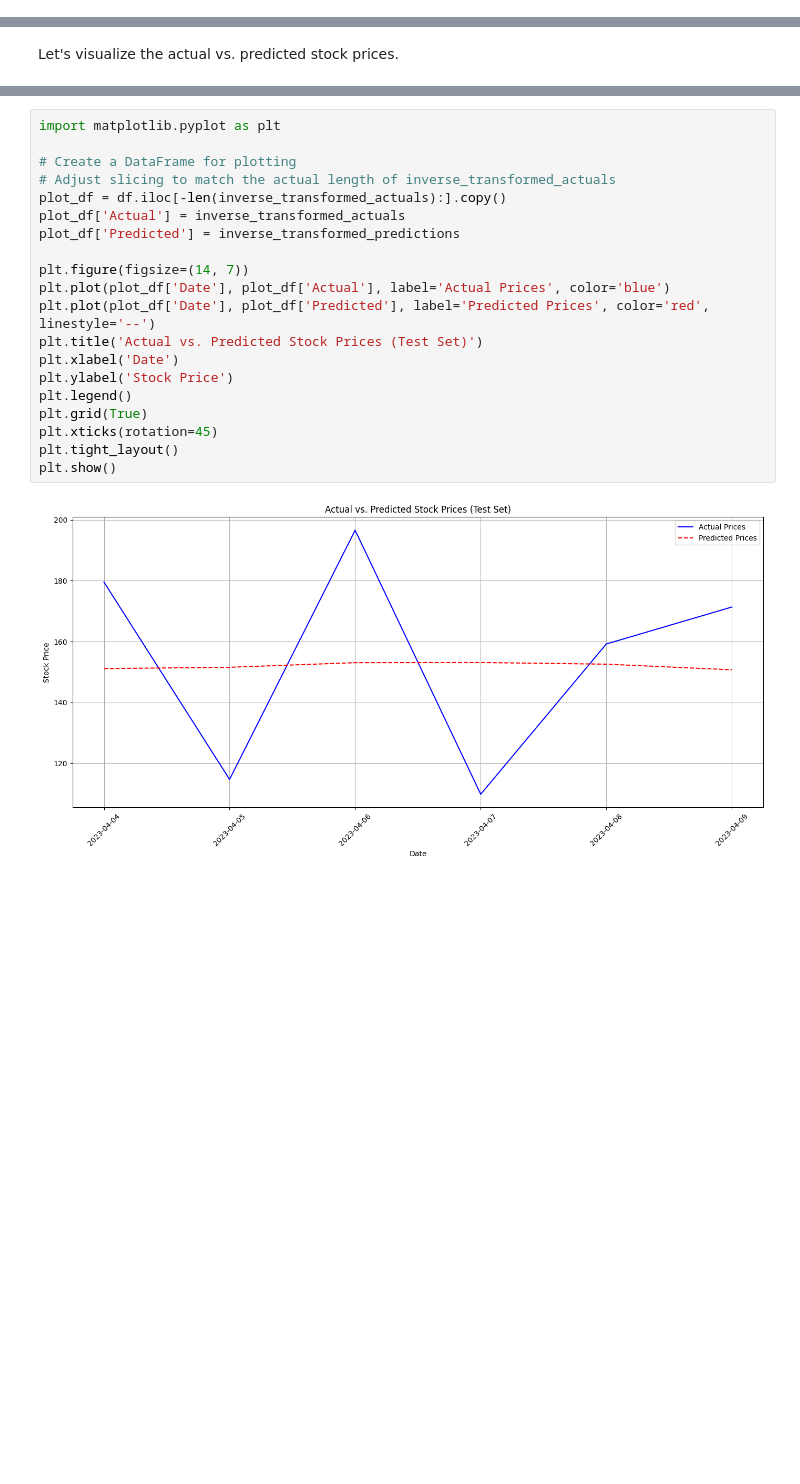
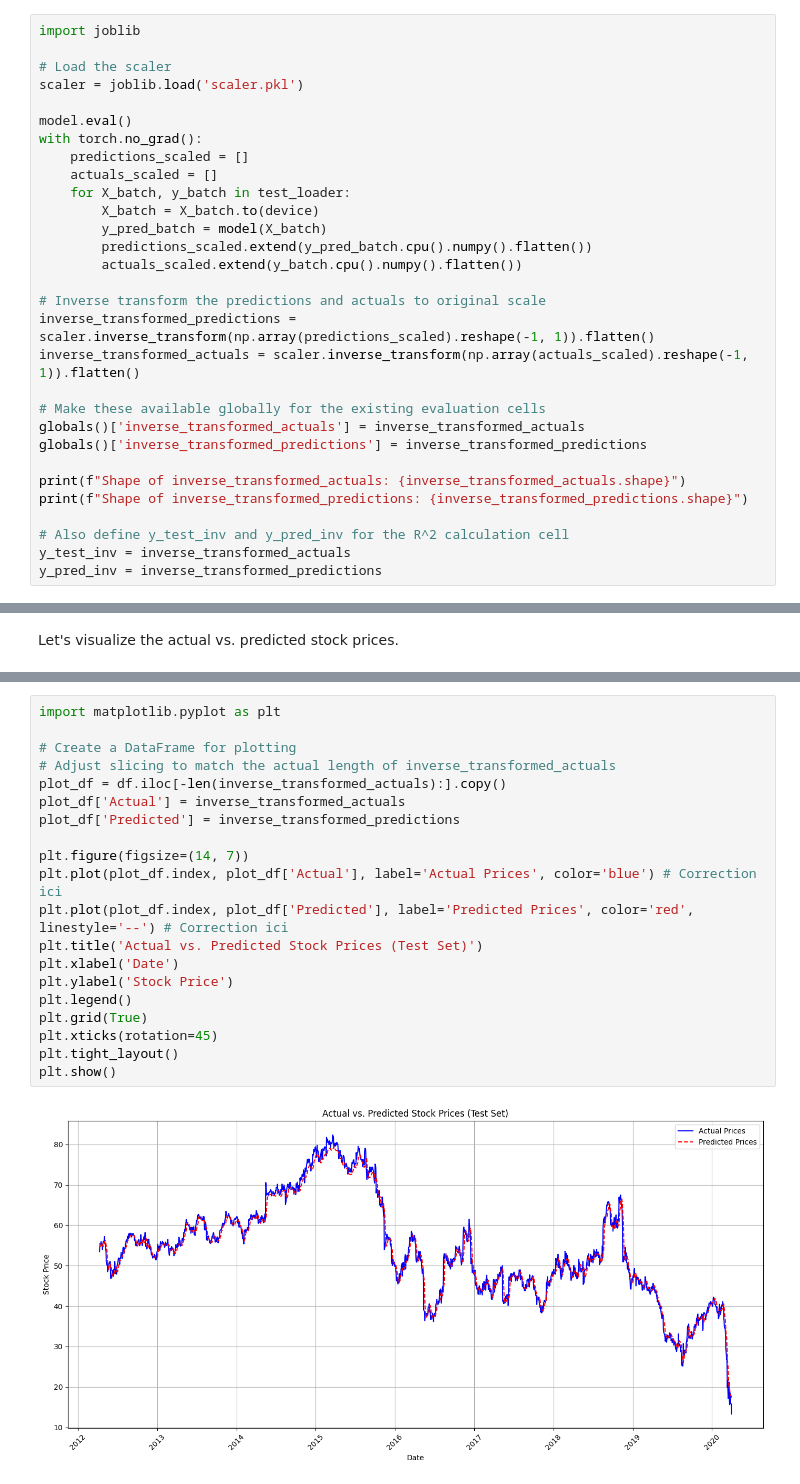
Before and after one commit to olympiomeless/DI_BootCamp_TTA, a Jupyter notebook: Week5/Day4/DailyChallenge/Daily.ipynb, the cells around one changed output, grey strips where cells are left out. Cells and saved outputs as stored; diff of their text form; blank space fills up the shorter version.

```diff
--- a/Week5/Day4/DailyChallenge/Daily.ipynb
+++ b/Week5/Day4/DailyChallenge/Daily.ipynb
@@ -29,0 +337,30 @@ Found dataset archive: c:\Users\meles\Downloads\archive (1).zip
+# %%
+import joblib
+
+# Load the scaler
+scaler = joblib.load('scaler.pkl')
+
+model.eval()
+with torch.no_grad():
+    predictions_scaled = []
+    actuals_scaled = []
+    for X_batch, y_batch in test_loader:
+        X_batch = X_batch.to(device)
+        y_pred_batch = model(X_batch)
+        predictions_scaled.extend(y_pred_batch.cpu().numpy().flatten())
+        actuals_scaled.extend(y_batch.cpu().numpy().flatten())
+
+# Inverse transform the predictions and actuals to original scale
+inverse_transformed_predictions = scaler.inverse_transform(np.array(predictions_scaled).reshape(-1, 1)).flatten()
+inverse_transformed_actuals = scaler.inverse_transform(np.array(actuals_scaled).reshape(-1, 1)).flatten()
+
+# Make these available globally for the existing evaluation cells
+globals()['inverse_transformed_actuals'] = inverse_transformed_actuals
+globals()['inverse_transformed_predictions'] = inverse_transformed_predictions
+
+print(f"Shape of inverse_transformed_actuals: {inverse_transformed_actuals.shape}")
+print(f"Shape of inverse_transformed_predictions: {inverse_transformed_predictions.shape}")
+
+# Also define y_test_inv and y_pred_inv for the R^2 calculation cell
+y_test_inv = inverse_transformed_actuals
+y_pred_inv = inverse_transformed_predictions
@@ -98,25 +451,25 @@ No train_data/df/train_df and no inverse_transformed_actuals found; skipping plo
 # %%
 import matplotlib.pyplot as plt
 
 # Create a DataFrame for plotting
 # Adjust slicing to match the actual length of inverse_transformed_actuals
 plot_df = df.iloc[-len(inverse_transformed_actuals):].copy()
 plot_df['Actual'] = inverse_transformed_actuals
 plot_df['Predicted'] = inverse_transformed_predictions
 
 plt.figure(figsize=(14, 7))
-plt.plot(plot_df['Date'], plot_df['Actual'], label='Actual Prices', color='blue')
-plt.plot(plot_df['Date'], plot_df['Predicted'], label='Predicted Prices', color='red', linestyle='--')
+plt.plot(plot_df.index, plot_df['Actual'], label='Actual Prices', color='blue') # Correction ici
+plt.plot(plot_df.index, plot_df['Predicted'], label='Predicted Prices', color='red', linestyle='--') # Correction ici
 plt.title('Actual vs. Predicted Stock Prices (Test Set)')
 plt.xlabel('Date')
 plt.ylabel('Stock Price')
 plt.legend()
 plt.grid(True)
 plt.xticks(rotation=45)
 plt.tight_layout()
 plt.show()
 # %% [output]
-[figure, old version]
+[figure, new version]
 # %%
 from sklearn.metrics import mean_squared_error
 
```
Also changed, not shown: parts of 20 cells of this notebook.
